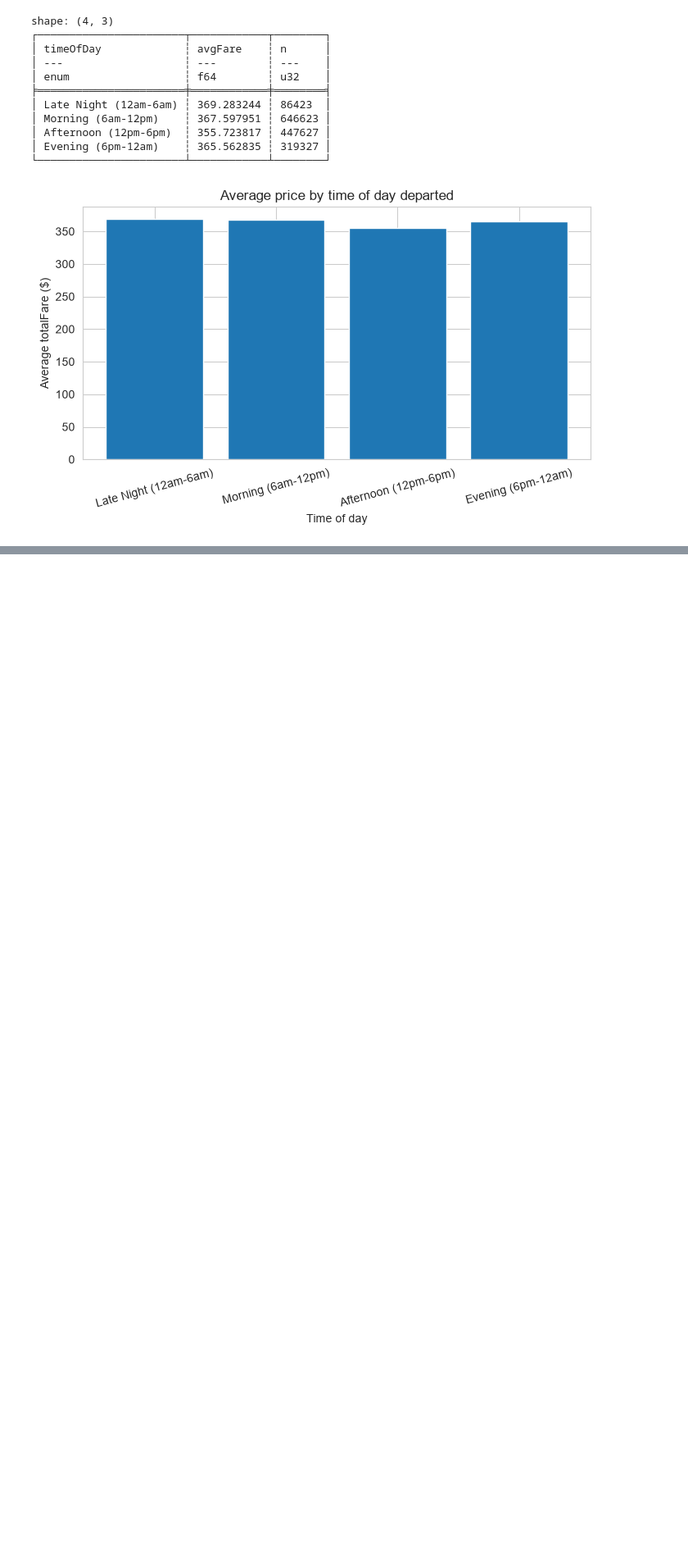
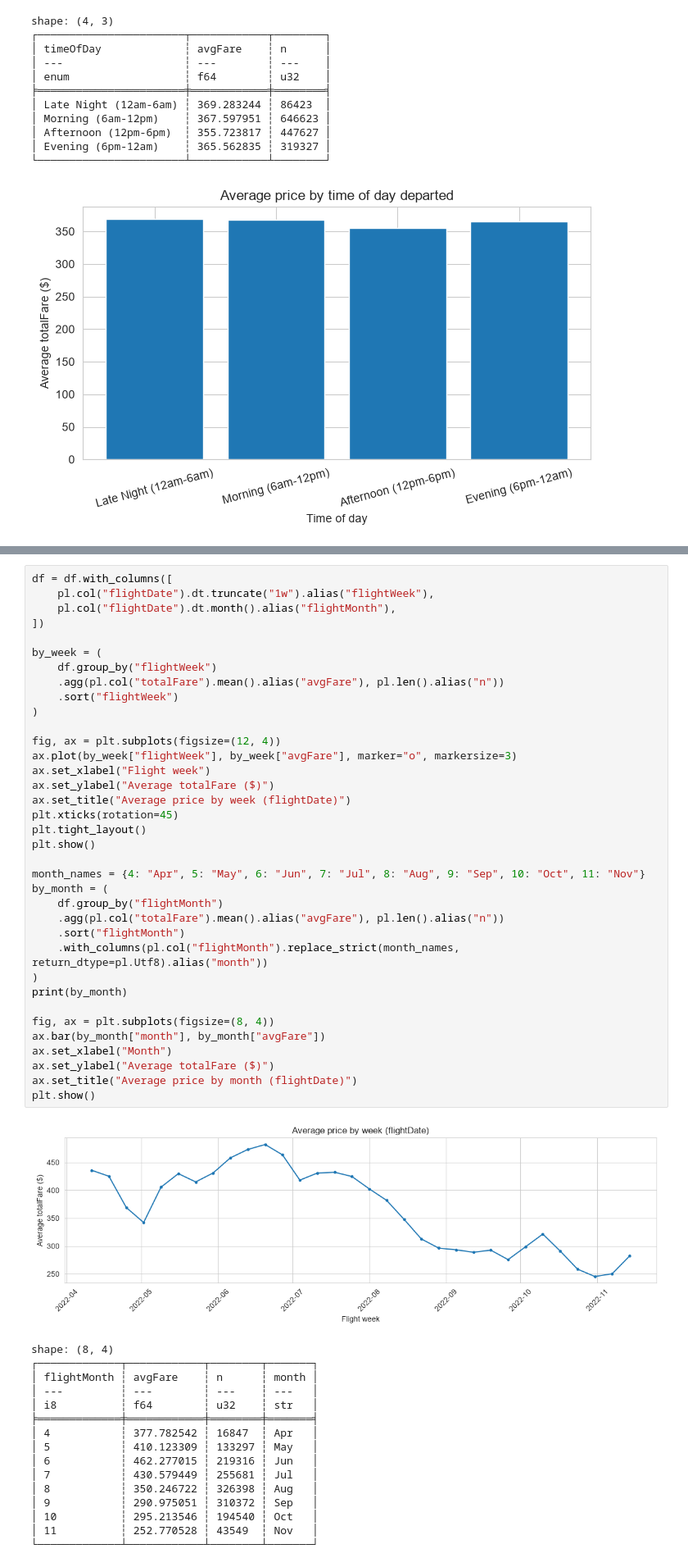
Before and after one commit to dhruvLearner8/Live-Flight-Price-prediction, a Jupyter notebook: notebooks/02_price_exploration.ipynb, the cells around one changed output, grey strips where cells are left out. Shown at 82% size. Saved outputs shown, nothing was run; the diff lists cells and outputs as text; blank space fills up the shorter version.

```diff
--- a/notebooks/02_price_exploration.ipynb
+++ b/notebooks/02_price_exploration.ipynb
@@ -338,0 +408,53 @@ shape: (4, 3)
+# %%
+df = df.with_columns([
+    pl.col("flightDate").dt.truncate("1w").alias("flightWeek"),
+    pl.col("flightDate").dt.month().alias("flightMonth"),
+])
+
+by_week = (
+    df.group_by("flightWeek")
+    .agg(pl.col("totalFare").mean().alias("avgFare"), pl.len().alias("n"))
+    .sort("flightWeek")
+)
+
+fig, ax = plt.subplots(figsize=(12, 4))
+ax.plot(by_week["flightWeek"], by_week["avgFare"], marker="o", markersize=3)
+ax.set_xlabel("Flight week")
+ax.set_ylabel("Average totalFare ($)")
+ax.set_title("Average price by week (flightDate)")
+plt.xticks(rotation=45)
+plt.tight_layout()
+plt.show()
+
+month_names = {4: "Apr", 5: "May", 6: "Jun", 7: "Jul", 8: "Aug", 9: "Sep", 10: "Oct", 11: "Nov"}
+by_month = (
+    df.group_by("flightMonth")
+    .agg(pl.col("totalFare").mean().alias("avgFare"), pl.len().alias("n"))
+    .sort("flightMonth")
+    .with_columns(pl.col("flightMonth").replace_strict(month_names, return_dtype=pl.Utf8).alias("month"))
+)
+print(by_month)
+
+fig, ax = plt.subplots(figsize=(8, 4))
+ax.bar(by_month["month"], by_month["avgFare"])
+ax.set_xlabel("Month")
+ax.set_ylabel("Average totalFare ($)")
+ax.set_title("Average price by month (flightDate)")
+plt.show()
+# %% [output]
+[figure, added]
+shape: (8, 4)
+┌─────────────┬────────────┬────────┬───────┐
+│ flightMonth ┆ avgFare    ┆ n      ┆ month │
+│ ---         ┆ ---        ┆ ---    ┆ ---   │
+│ i8          ┆ f64        ┆ u32    ┆ str   │
+╞═════════════╪════════════╪════════╪═══════╡
+│ 4           ┆ 377.782542 ┆ 16847  ┆ Apr   │
+│ 5           ┆ 410.123309 ┆ 133297 ┆ May   │
+│ 6           ┆ 462.277015 ┆ 219316 ┆ Jun   │
+│ 7           ┆ 430.579449 ┆ 255681 ┆ Jul   │
+│ 8           ┆ 350.246722 ┆ 326398 ┆ Aug   │
+│ 9           ┆ 290.975051 ┆ 310372 ┆ Sep   │
+│ 10          ┆ 295.213546 ┆ 194540 ┆ Oct   │
+│ 11          ┆ 252.770528 ┆ 43549  ┆ Nov   │
+└─────────────┴────────────┴────────┴───────┘
```
Also changed, not shown: parts of 6 cells of this notebook.
